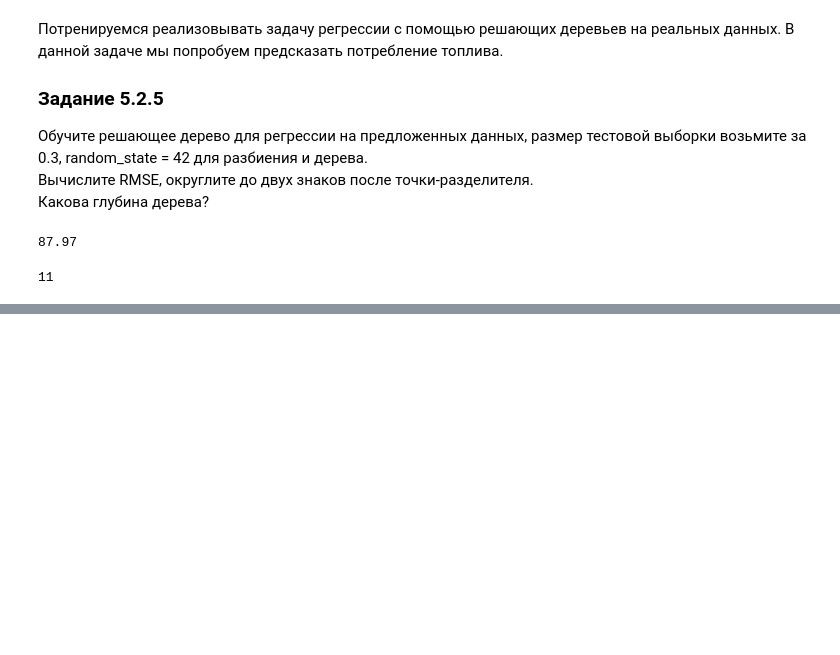
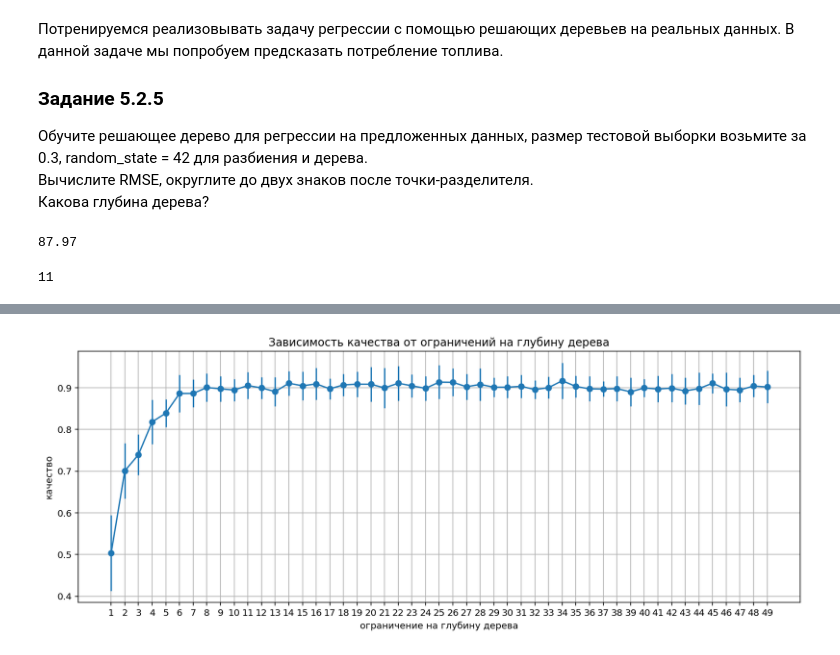
Before and after one commit to Urusut/IvanovDmitryV, a Jupyter notebook: Unit_6/Draft_ML_5.ipynb, the cells around one changed output, grey strips where cells are left out. Saved outputs shown, nothing was run; the diff lists cells and outputs as text; code cells hidden in the pictures; blank space fills up the shorter version.

```diff
--- a/Unit_6/Draft_ML_5.ipynb
+++ b/Unit_6/Draft_ML_5.ipynb
@@ -223,0 +714,22 @@ with open('./Unit_6_data/winequality-red.csv') as wine:
+# %%
+# а также ограничений на глубину дерева
+scoring_mean = pd.Series([])
+scoring_std = pd.Series([])
+param_grid = np.linspace(1,X.shape[1],20,dtype=int)
+param_grid = range(1,50)
+
+for param in param_grid:
+    researched = RandomForestClassifier(max_depth=param)
+    scoring_mean[param] = cross_val_score(researched,X,y,cv=5).mean()
+    scoring_std[param] = cross_val_score(researched,X,y,cv=5).std()
+
+plt.figure(figsize=(14,5))
+plt.grid(True)
+plt.xticks(param_grid)
+plt.errorbar(param_grid, scoring_mean , yerr = scoring_std, fmt='o-')
+
+plt.title('Зависимость качества от ограничений на глубину дерева')
+plt.ylabel('качество')
+plt.xlabel('ограничение на глубину дерева');
+# %% [output]
+[figure, added]
```
Also changed, not shown: parts of 79 cells of this notebook, 1 other file.
